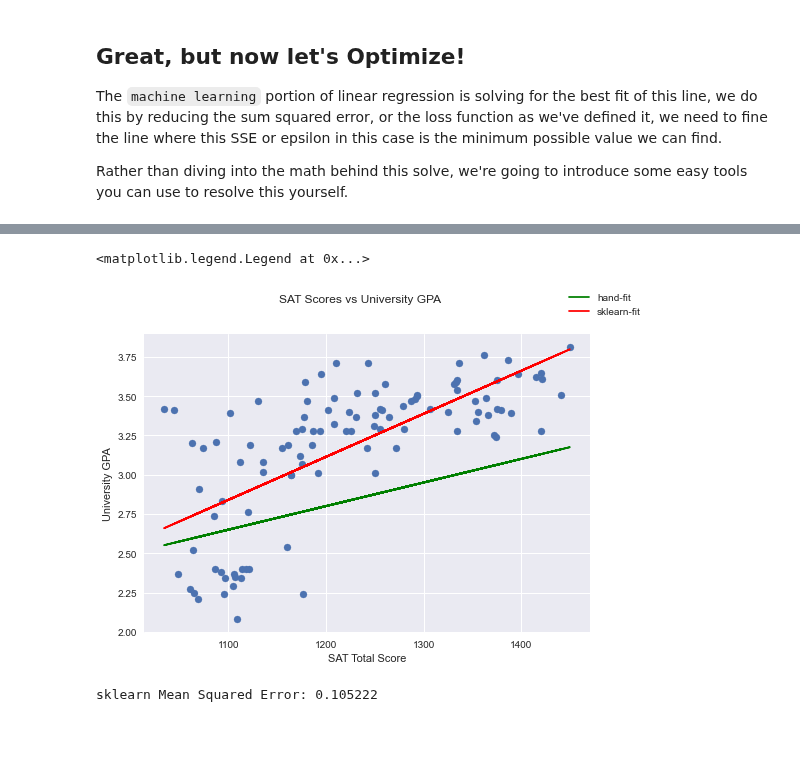
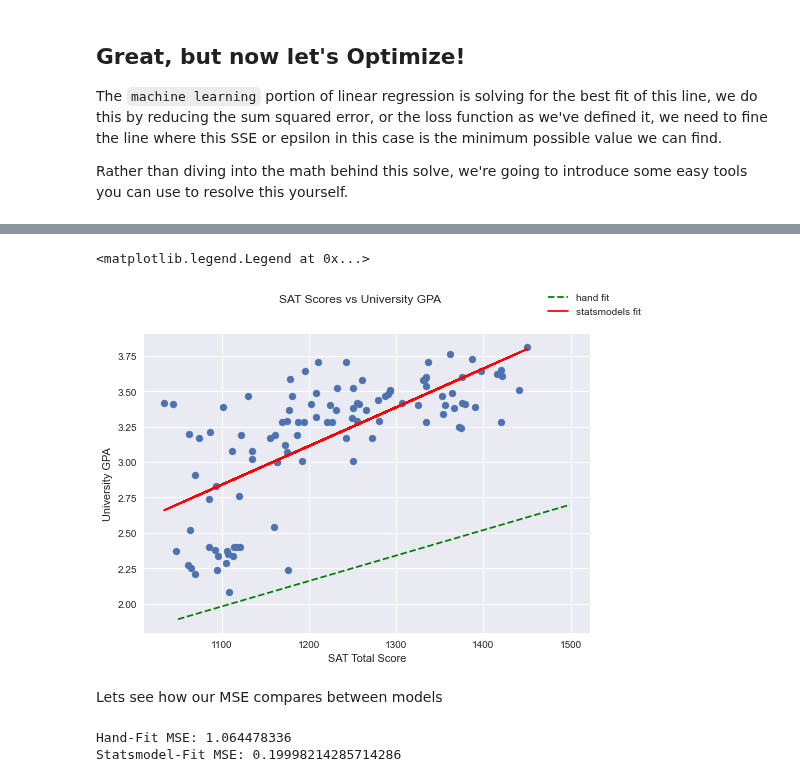
Before and after one commit to Per48edjes/Misc-DA-Prob-Stat, a Jupyter notebook: Lesson_4/Python_4/intro_to_regression.ipynb, the cells around one changed output, grey strips where cells are left out. Drawn from its saved outputs; the diff is of its cells as text; code cells hidden in the pictures; blank space fills up the shorter version.

```diff
--- a/Lesson_4/Python_4/intro_to_regression.ipynb
+++ b/Lesson_4/Python_4/intro_to_regression.ipynb
@@ -36,5 +37,6 @@ Let's pretend we're admissions counselors and we'd like to admit college student
 Our Hypothesis is that students with higher SAT scores will perform better in college and have higher GPAs. Let's test this by graphing it!
 # %%
 data = pd.read_csv('sat_data.csv')
+data['Total_SAT'] = data['math_SAT'] + data['verb_SAT']
 data.head()
 # %% [output]
@@ -129,14 +182,16 @@ def fit_line(xaxis: np.array, beta_0: float, beta_1: float) -> pd.Series:
 # %%
 fig = plt.figure()
-plt.scatter(data.math_SAT + data.verb_SAT, data.univ_GPA)
+plt.scatter(data.Total_SAT, data.univ_GPA)
 fig.suptitle('SAT Scores vs University GPA')
 plt.xlabel('SAT Total Score')
 plt.ylabel('University GPA')
-plt.xlim(0,1500)
-plt.ylim(0,4)
+plt.xlim(1000,1500)
+plt.ylim(1,4)
 
-beta_0 = 1
-beta_1 = 0.0015
-fit_line(np.arange(0, 1600), beta_0, beta_1).plot(linestyle='dashed')
-print(loss_function(data.univ_GPA, data.math_SAT + data.verb_SAT, beta_0, beta_1))
+## INPUT OUR PREDICTED VALUES BELOW
+beta_0 = 0
+beta_1 = 0.0018
+
+fit_line(np.arange(1000, 1600), beta_0, beta_1).plot(linestyle='dashed', color="green", label="hand fit")
+print('Mean Squared Error: %s' %loss_function(data.univ_GPA, data.Total_SAT, beta_0, beta_1))
 # %% [output]
@@ -240,0 +210,8 @@ final_predictions = calc_predicted_values(regr.intercept_, regr.coef_[0], X)
+# %%
+# Initialize a Linear Regression
+X = data.Total_SAT        # retrieve a np.series of X values
+X = sm.add_constant(X)    # add a space for constant value in our X fit
+y = data.univ_GPA         # define our target Y variable
+
+results = sm.OLS(y, X).fit()
+print(results.summary())
@@ -241,14 +236,15 @@ final_predictions = calc_predicted_values(regr.intercept_, regr.coef_[0], X)
 # %%
 # Let's plot this against our current data to see how it looks
+res = results.fittedvalues
 
 fig = plt.figure()
-plt.scatter(data.math_SAT + data.verb_SAT, data.univ_GPA)
+plt.scatter(data.Total_SAT, data.univ_GPA)
 fig.suptitle('SAT Scores vs University GPA')
 plt.xlabel('SAT Total Score')
 plt.ylabel('University GPA')
-plt.plot(X, predictions, color='green', label="hand-fit")
-plt.plot(X, final_predictions, color='red', label="sklearn-fit")
+plt.plot(np.arange(1050,1500), fit_line(np.arange(1050, 1500), beta_0, beta_1), color='green', linestyle='dashed', label="hand fit")
+plt.plot(data.Total_SAT, res, color='red', label="statsmodels fit")
 fig.legend()
 # %% [output]
 <matplotlib.legend.Legend at 0x...>
-[figure, old version]
+[figure, new version]
@@ -258,4 +250,0 @@ mse_sklearn = mean_squared_error(final_predictions, Y)
-# %%
-print('sklearn Mean Squared Error: %f' %(mse_sklearn))
-# %% [output]
-sklearn Mean Squared Error: 0.105222
@@ -264,0 +251,8 @@ r2_score
+# %% [markdown]
+Lets see how our MSE compares between models
+# %%
+print('Hand-Fit MSE: %s' %loss_function(data.univ_GPA, data.Total_SAT, beta_0, beta_1))
+print('Statsmodel-Fit MSE: %s' %results.mse_total)
+# %% [output]
+Hand-Fit MSE: 1.064478336
+Statsmodel-Fit MSE: 0.19998214285714286
```
Also changed, not shown: parts of 29 cells of this notebook.
